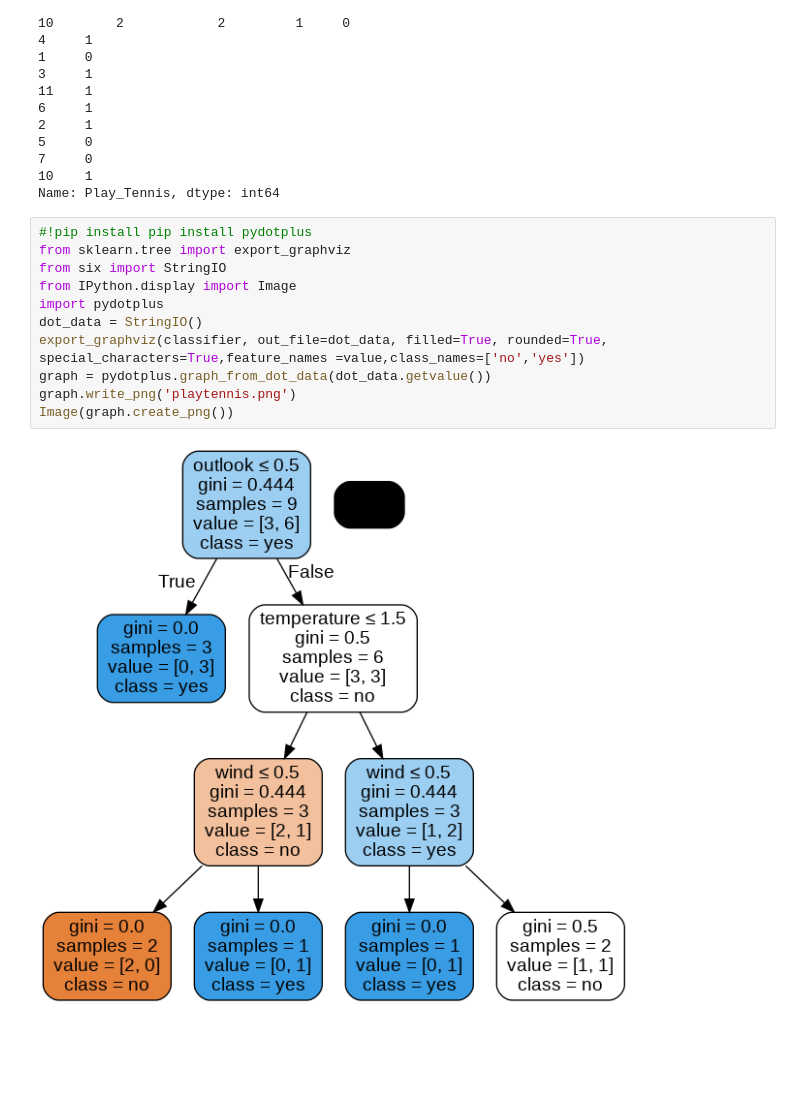
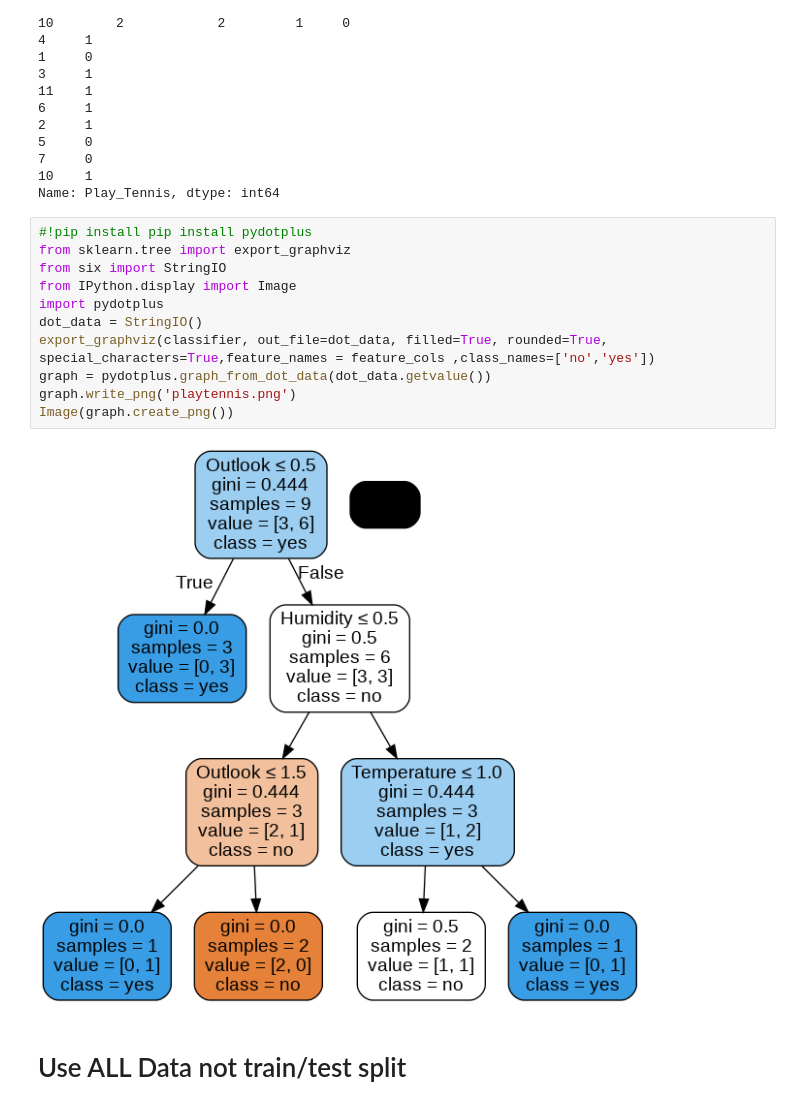
Before and after one commit to macgyver121/DADS6003, a Jupyter notebook: Week10-desicion-tree/running.ipynb, the cells around one changed output. Drawn from its saved outputs; the diff is of its cells as text; blank space fills up the shorter version.

```diff
--- a/Week10-desicion-tree/running.ipynb
+++ b/Week10-desicion-tree/running.ipynb
@@ -175,13 +174,15 @@ Name: Play_Tennis, dtype: int64
 # %%
 #!pip install pip install pydotplus
 from sklearn.tree import export_graphviz
 from six import StringIO
 from IPython.display import Image
 import pydotplus
 dot_data = StringIO()
-export_graphviz(classifier, out_file=dot_data, filled=True, rounded=True, special_characters=True,feature_names =value,class_names=['no','yes'])
+export_graphviz(classifier, out_file=dot_data, filled=True, rounded=True, special_characters=True,feature_names = feature_cols ,class_names=['no','yes'])
 graph = pydotplus.graph_from_dot_data(dot_data.getvalue())
 graph.write_png('playtennis.png')
 Image(graph.create_png())
 # %% [output]
-[figure, old version]
+[figure, new version]
+# %% [markdown]
+# Use ALL Data not train/test split
```
Also changed, not shown: parts of 6 cells of this notebook.
